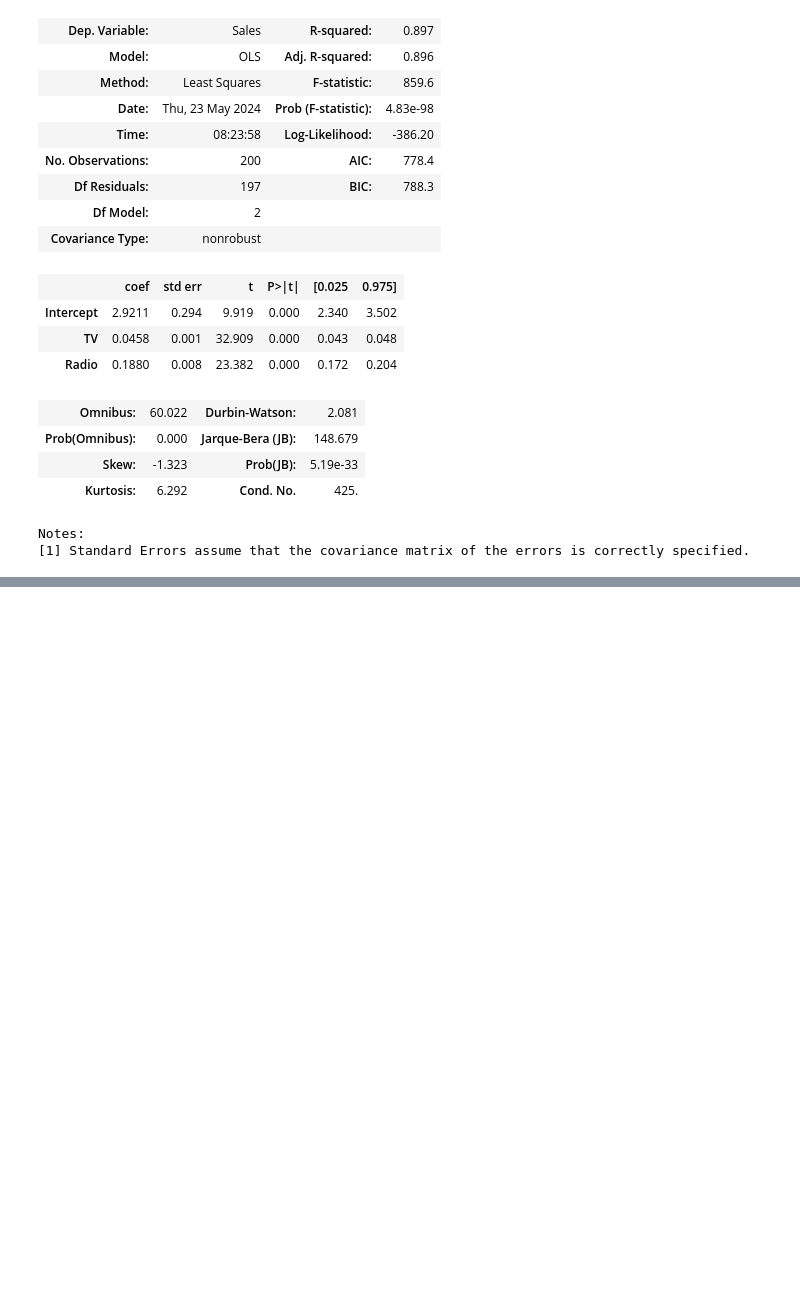
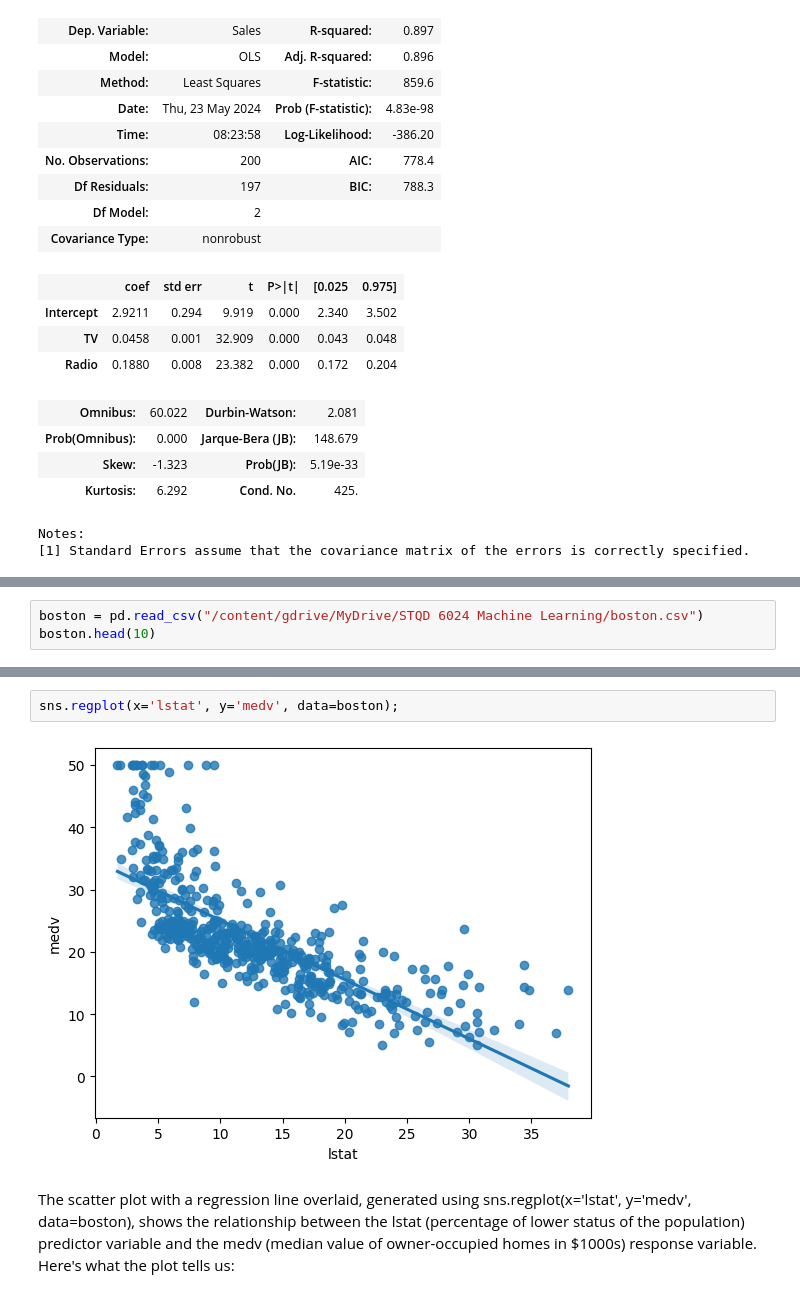
Before and after one commit to AzlinRusnan/Machine-Learning, a Jupyter notebook: Regressions.ipynb, the cells around one changed output, grey strips where cells are left out. Saved outputs shown, nothing was run; the diff lists cells and outputs as text; blank space fills up the shorter version.

```diff
--- a/Regressions.ipynb
+++ b/Regressions.ipynb
@@ -481,0 +882,3 @@ In the above model, Newspaper does not appear to have a relationship with sales
+# %%
+boston = pd.read_csv("/content/gdrive/MyDrive/STQD 6024 Machine Learning/boston.csv")
+boston.head(10)
@@ -481,0 +897,6 @@ In the above model, Newspaper does not appear to have a relationship with sales
+# %%
+sns.regplot(x='lstat', y='medv', data=boston);
+# %% [output]
+[figure, added]
+# %% [markdown]
+The scatter plot with a regression line overlaid, generated using sns.regplot(x='lstat', y='medv', data=boston), shows the relationship between the lstat (percentage of lower status of the population) predictor variable and the medv (median value of owner-occupied homes in $1000s) response variable. Here's what the plot tells us:
```
Also changed, not shown: parts of 35 cells of this notebook.
